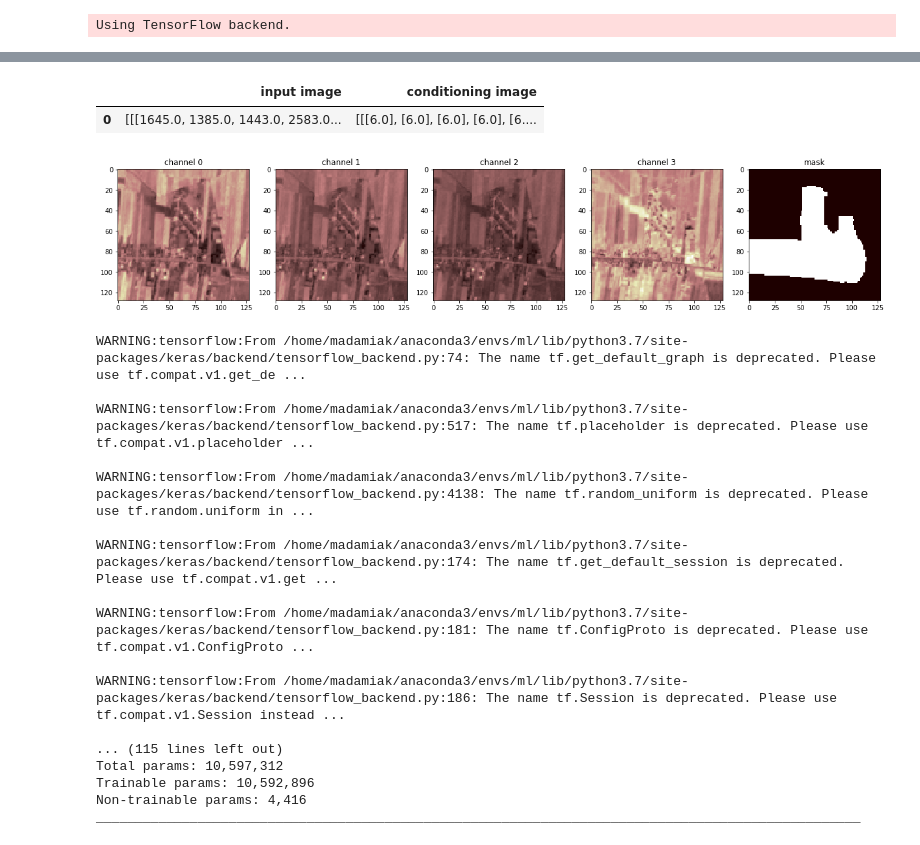
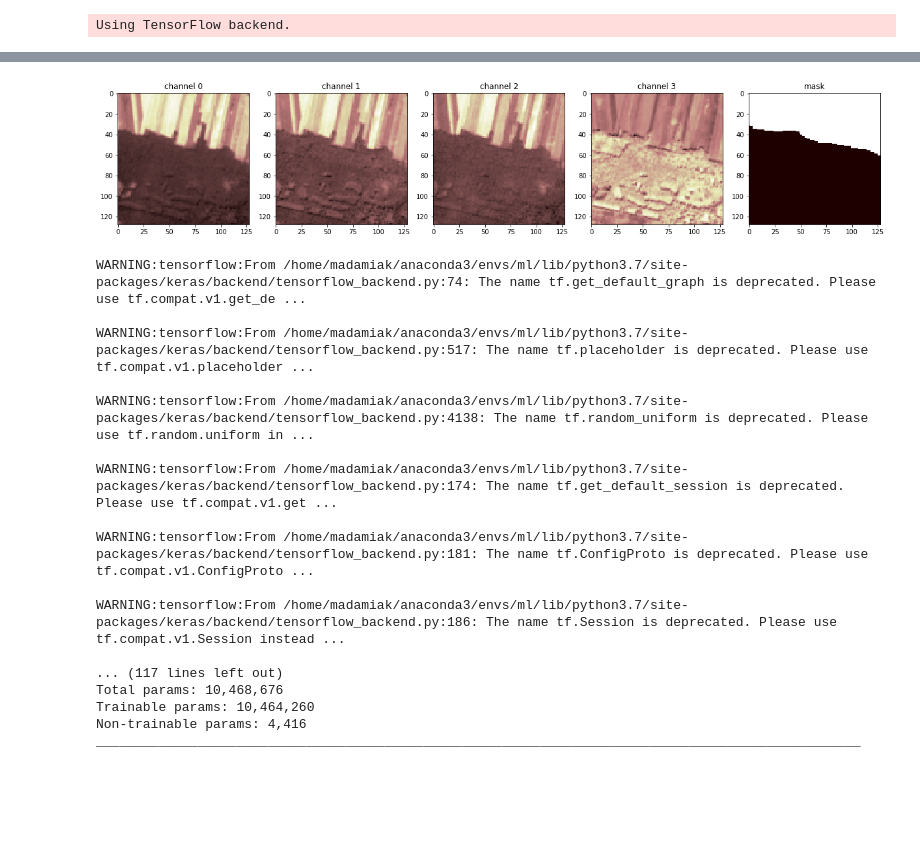
Before and after one commit to softwaremill/sentinel-cgan, a Jupyter notebook: notebooks/worksheet.ipynb, the cells around one changed output, grey strips where cells are left out. Drawn from its saved outputs; the diff is of its cells as text; code cells hidden in the pictures; blank space fills up the shorter version.

```diff
--- a/notebooks/worksheet.ipynb
+++ b/notebooks/worksheet.ipynb
@@ -29,28 +10,24 @@ generator.images_df(Purpose.TRAIN)
-# %%
-l, r = generator.load(1)
-pd.DataFrame({
-    'input image': l,
-    'conditioning image': r
-})
-# %% [output]
-|  | input image | conditioning image |
-| 0 | [[[1645.0, 1385.0, 1443.0, 2583.0... | [[[6.0], [6.0], [6.0], [6.0], [6.... |
 # %%
+data_generator = SentinelDataGenerator('sample')
+data_generator.images_df(Purpose.TRAIN)
+
+l, r = next(data_generator.load(1))
+
 fig, axs = plt.subplots(1, 5, figsize=(21,7))
 for index, ax in enumerate(axs):
     if index < 4:
         ax.imshow(l[0][:, :, index], cmap='pink')
         ax.set_title('channel %s' % index)
     else:
         ax.imshow(r[0][:, :, 0], cmap='pink')
         ax.set_title('mask')
 
 plt.savefig('../figs/sample.png')
 # %% [output]
-[figure, old version]
+[figure, new version]
 # %%
 generative_network = GenerativeNetwork()
-gen_model = generative_network.build(init_filters=32, input_shape=(128, 128, 4))
+gen_model = generative_network.build(init_filters=32, input_shape=(128, 128, 1), output_channels=4)
 gen_model.summary()
 # %% [output]
 WARNING:tensorflow:From /home/madamiak/anaconda3/envs/ml/lib/python3.7/site-packages/keras/backend/tensorflow_backend.py:74: The name tf.get_default_graph is deprecated. Please use tf.compat.v1.get_de ...
@@ -65,9 +42,9 @@ WARNING:tensorflow:From /home/madamiak/anaconda3/envs/ml/lib/python3.7/site-pack
 
 WARNING:tensorflow:From /home/madamiak/anaconda3/envs/ml/lib/python3.7/site-packages/keras/backend/tensorflow_backend.py:186: The name tf.Session is deprecated. Please use tf.compat.v1.Session instead ...
 
-... (115 lines left out)
-Total params: 10,597,312
-Trainable params: 10,592,896
+... (117 lines left out)
+Total params: 10,468,676
+Trainable params: 10,464,260
 Non-trainable params: 4,416
 __________________________________________________________________________________________________
 # %%
```
Also changed, not shown: parts of 4 cells of this notebook, 6 other files.
